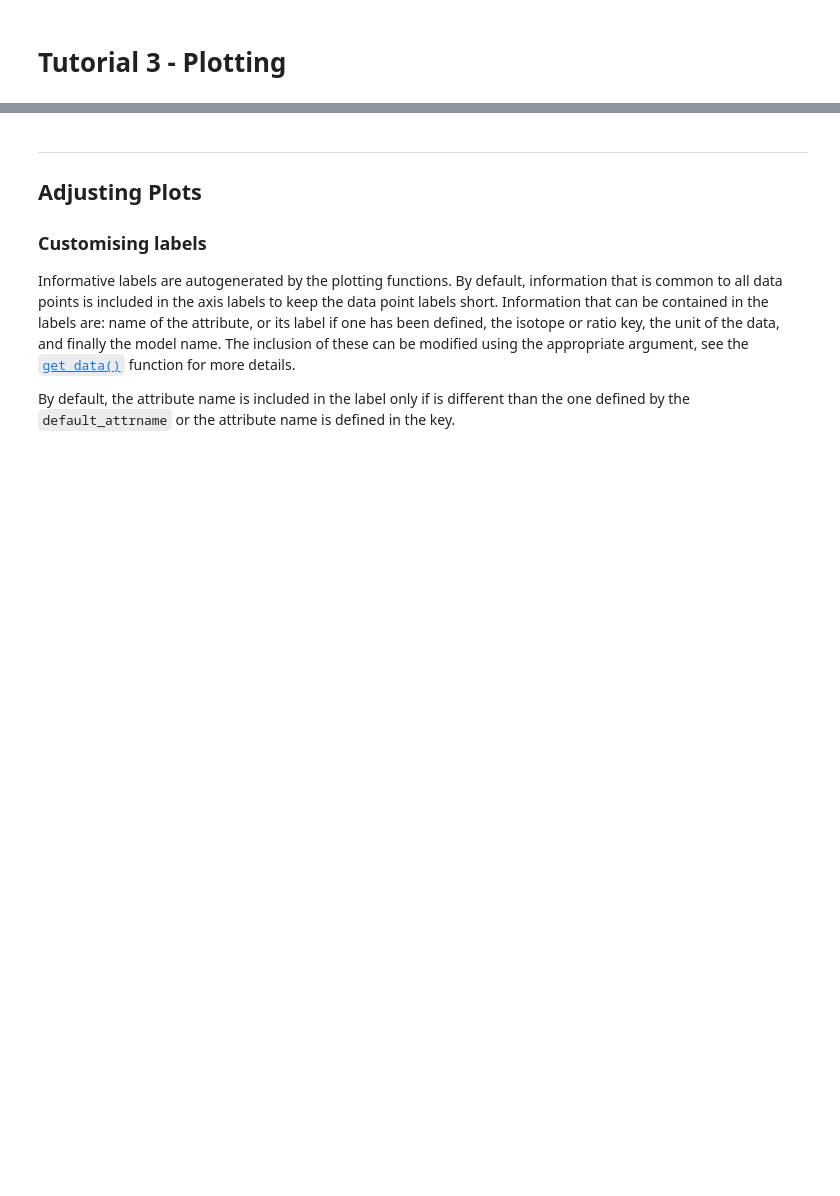
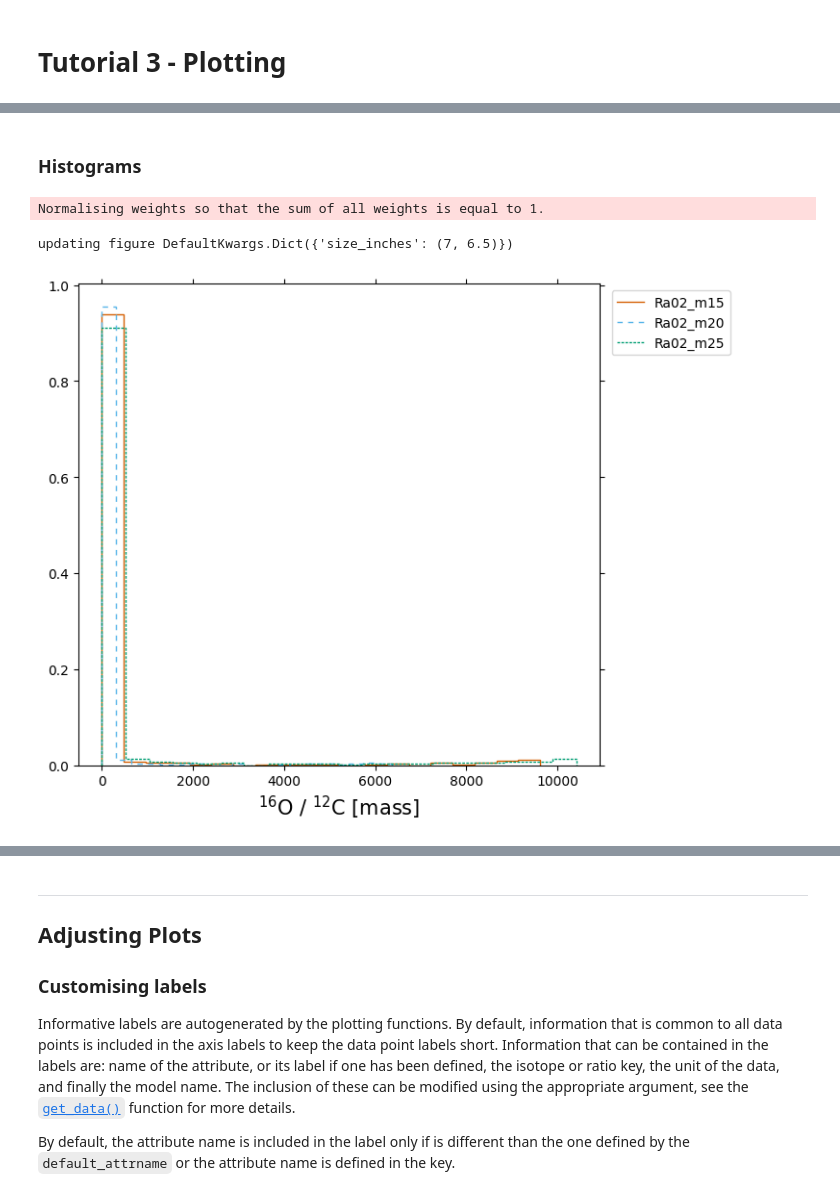
Before and after one commit to mattias-ek/SIMPLE, a Jupyter notebook: notebooks/ccsne_tutorial3.ipynb, the cells around one changed output, grey strips where cells are left out. Cells and saved outputs as stored; diff of their text form; code cells hidden in the pictures; blank space fills up the shorter version.

```diff
--- a/notebooks/ccsne_tutorial3.ipynb
+++ b/notebooks/ccsne_tutorial3.ipynb
@@ -28,0 +44,8 @@ Time to load file: 0:00:00.270803
+# %% [markdown]
+### Histograms
+# %%
+simple.hist(models, 'o16/c12', where='.dataset==Ra02', default_attrname='abundance');
+# %% [output]
+Normalising weights so that the sum of all weights is equal to 1.
+updating figure DefaultKwargs.Dict({'size_inches': (7, 6.5)})
+[figure, added]
```
Also changed, not shown: parts of 27 cells of this notebook, 9 other files.
